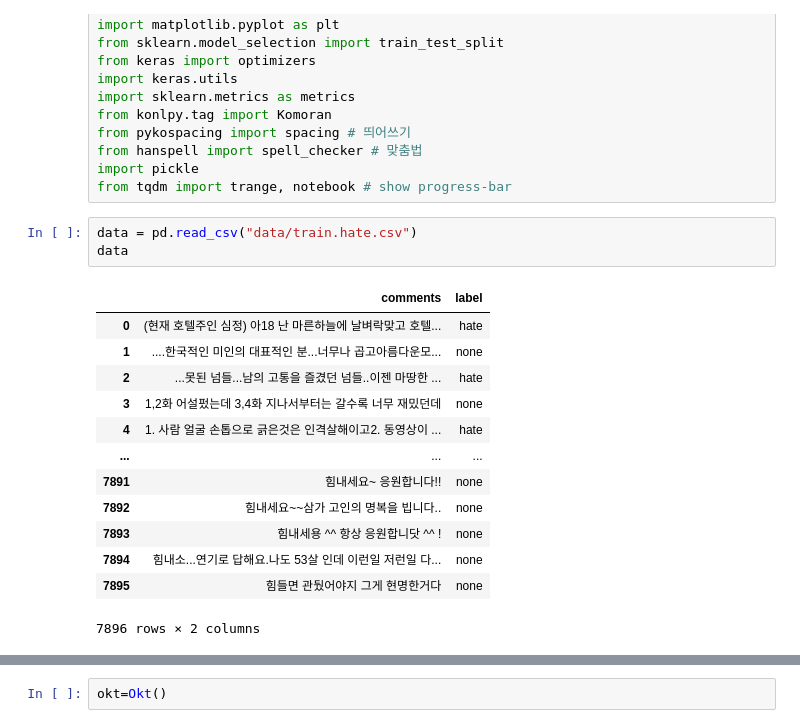
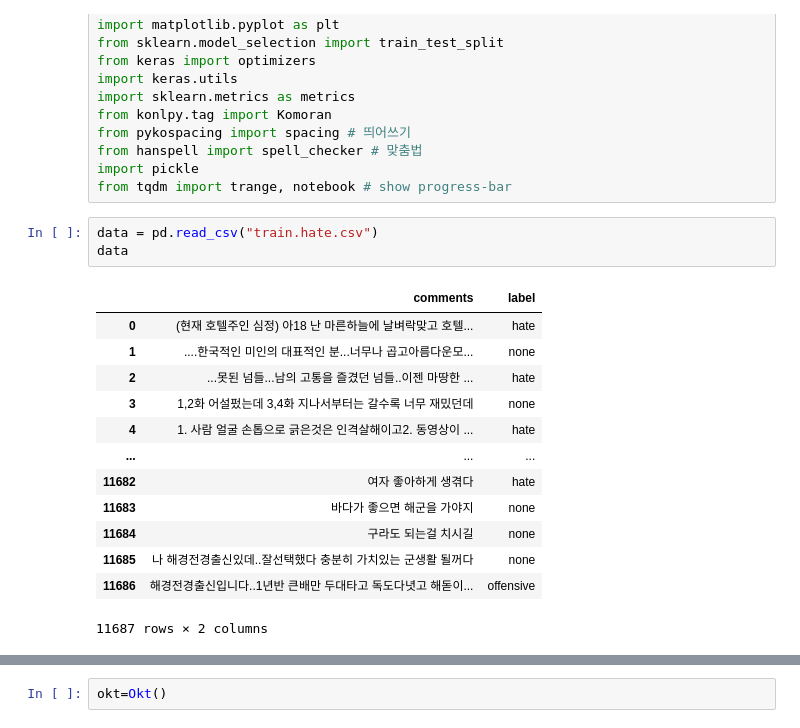
Before and after one commit to Aesol-Ahn/korean-toxic-comments, a Jupyter notebook: JO/noname_20.11.06.ipynb, the cells around one changed output, grey strips where cells are left out. Drawn from its saved outputs; the diff is of its cells as text.

```diff
--- a/JO/noname_20.11.06.ipynb
+++ b/JO/noname_20.11.06.ipynb
@@ -22,19 +22,19 @@ from hanspell import spell_checker # 맞춤법
 import pickle
 from tqdm import trange, notebook # show progress-bar
 # %%
-data = pd.read_csv("data/train.hate.csv")
+data = pd.read_csv("train.hate.csv")
 data
 # %% [output]
 |  | comments | label |
 | 0 | (현재 호텔주인 심정) 아18 난 마른하늘에 날벼락맞고 호텔... | hate |
 | 1 | ....한국적인 미인의 대표적인 분...너무나 곱고아름다운모... | none |
 | 2 | ...못된 넘들...남의 고통을 즐겼던 넘들..이젠 마땅한 ... | hate |
 | 3 | 1,2화 어설펐는데 3,4화 지나서부터는 갈수록 너무 재밌던데 | none |
 | 4 | 1. 사람 얼굴 손톱으로 긁은것은 인격살해이고2. 동영상이 ... | hate |
 | ... | ... | ... |
-| 7891 | 힘내세요~ 응원합니다!! | none |
-| 7892 | 힘내세요~~삼가 고인의 명복을 빕니다.. | none |
-| 7893 | 힘내세용 ^^ 항상 응원합니닷 ^^ ! | none |
-| 7894 | 힘내소...연기로 답해요.나도 53살 인데 이런일 저런일 다... | none |
-| 7895 | 힘들면 관뒀어야지 그게 현명한거다 | none |
+| 11682 | 여자 좋아하게 생겪다 | hate |
+| 11683 | 바다가 좋으면 해군을 가야지 | none |
+| 11684 | 구라도 되는걸 치시길 | none |
+| 11685 | 나 해경전경출신있데..잘선택했다 충분히 가치있는 군생활 될꺼다 | none |
+| 11686 | 해경전경출신입니다..1년반 큰배만 두대타고 독도다녓고 해돋이... | offensive |
-7896 rows × 2 columns
+11687 rows × 2 columns
```
Also changed, not shown: parts of 29 cells of this notebook, 3 other files.
